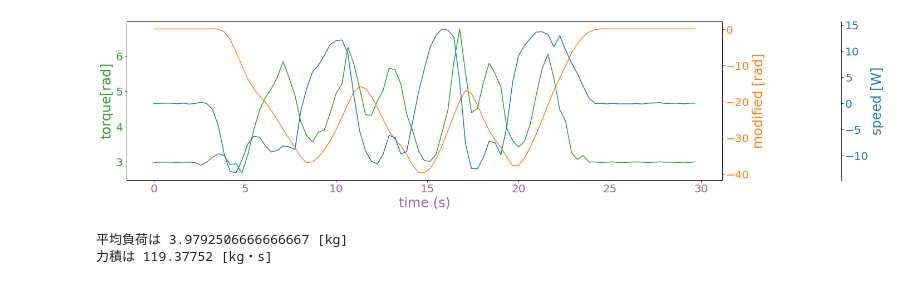
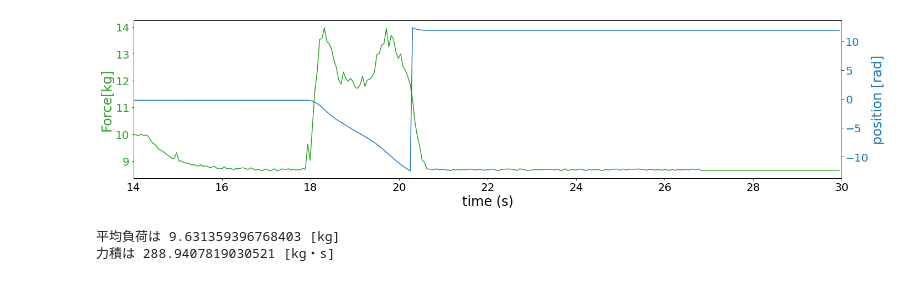
Before and after one commit to krocky-cooky/MechaTube-scripts, a Jupyter notebook: training_data_analysis.ipynb, the cells around one changed output. Drawn from its saved outputs; the diff is of its cells as text; code cells hidden in the pictures.

```diff
--- a/training_data_analysis.ipynb
+++ b/training_data_analysis.ipynb
@@ -5,3 +1,9 @@ MULTIPLIER_FOR_CONVERTING_TORQUE_TO_FORCE = 1
+# %%
+TRANING_DATA_FILE_PATH = './data_while_controlling_motor/220214/220214_kurimoto_1.txt'
+TOTAL_TRAINING_TIME = 30
+MULTIPLIER_FOR_CONVERTING_TORQUE_TO_FORCE = 4
+MULTIPLIER_FOR_CONVERTING_RAD_TO_CM = - 0.025 * 100  # [cm/rad] l=rΘ なのでl/Θ=r
+INITIAL_WEIGHT = 10 # [kg]
 # %%
 import re
 import numpy as np
@@ -143,52 +148,61 @@ len(position_modified_data)
 """
 位置と負荷と出力(パワー)のデータを描画
 """
 
 fig, ax1 = plt.subplots(figsize=(20, 5))
 """
 # 位置データを描画
 color = 'tab:green'
 ax1.set_ylabel('position [rad]', color=color, fontsize=24)
-ax1.plot(time_data, position_recieved_data, color=color)
+ax1.plot(time_data, position_received_data, color=color)
 ax1.tick_params(axis='y', labelcolor=color, labelsize=20)
 
 # 負荷データを描画
 ax2 = ax1.twinx()
 color = 'tab:orange'
 ax2.set_ylabel('force [kg]', color=color, fontsize=24)
-ax2.plot(time_data, force_recieved_data, color=color)
+ax2.plot(time_data, force_received_data, color=color)
 ax2.tick_params(axis='y', labelcolor=color, labelsize=20)
 """
 # 負荷データを描画
 color = 'tab:green'
-ax1.set_ylabel('torque[rad]', color=color, fontsize=24)
-ax1.plot(time_data, force_recieved_data,color=color)
+ax1.set_ylabel('Force[kg]', color=color, fontsize=24)
+ax1.plot(time_data, force_received_data,color=color)
 ax1.tick_params(axis='y', labelcolor=color, labelsize=20)
 
-# 修正後位置データを描画
+# 位置データを描画
+color = 'tab:blue'
 ax2 = ax1.twinx()
-color = 'tab:orange'
-ax2.set_ylabel('modified [rad]', color=color, fontsize=24)
-ax2.plot(time_data, position_modified_data, color=color)
+ax2.set_ylabel('position [rad]', color=color, fontsize=24)
+ax2.plot(time_data, position_received_data, color=color)
 ax2.tick_params(axis='y', labelcolor=color, labelsize=20)
 
-# 速度データを描画
-ax3 = ax1.twinx()
-color = 'tab:blue'
-ax3.set_ylabel('speed [W]', color=color, fontsize=24)
-ax3.plot(time_data, speed_recieved_data, color=color)
-ax3.tick_params(axis='y', labelcolor=color, labelsize=20)
-ax3.spines["right"].set_position(("axes", 1.2))
+
+# # 換算後位置データを描画
+# ax2 = ax1.twinx()
+# color = 'tab:orange'
+# ax2.set_ylabel('position [cm]', color=color, fontsize=24)
+# ax2.plot(time_data, position_modified_data, color=color)
+# ax2.tick_params(axis='y', labelcolor=color, labelsize=20)
+
+# # 速度データを描画
+# ax3 = ax1.twinx()
+# color = 'tab:blue'
+# ax3.set_ylabel('speed [W]', color=color, fontsize=24)
+# ax3.plot(time_data, speed_received_data, color=color)
+# ax3.tick_params(axis='y', labelcolor=color, labelsize=20)
+# ax3.spines["right"].set_position(("axes", 1.2))
 
 # 時間データを描画
-color = 'tab:purple'
-ax1.set_xlabel('time (s)',color=color, fontsize=24)
-ax1.tick_params(axis='x', labelcolor=color, labelsize=20)
+ax1.set_xlabel('time (s)', fontsize=24)
+ax1.tick_params(axis='x', labelsize=20)
+ax1.set_xlim([14, 30])
+ax2.set_xlim([14, 30])
 
 fig.tight_layout()
 plt.show()
 # %% [output]
-[figure, old version]
+[figure, new version]
 # %%
 """
 平均負荷と力積を計算・表示
@@ -199,12 +213,12 @@ START_TIME = 0
 END_TIME = TOTAL_TRAINING_TIME
 
 # 計算
-average_force = calculate_average(force_recieved_data, dt, START_TIME, END_TIME)
+average_force = calculate_average(force_received_data, dt, START_TIME, END_TIME)
 impulse = average_force * (END_TIME - START_TIME)
 
 # 表示
 print("平均負荷は {} [kg]".format(average_force))
 print("力積は {} [kg・s]".format(impulse))
 # %% [output]
-平均負荷は 3.9792506666666667 [kg]
-力積は 119.37752 [kg・s]
+平均負荷は 9.631359396768403 [kg]
+力積は 288.9407819030521 [kg・s]
```
Also changed, not shown: parts of 4 cells of this notebook, 2 other files.
